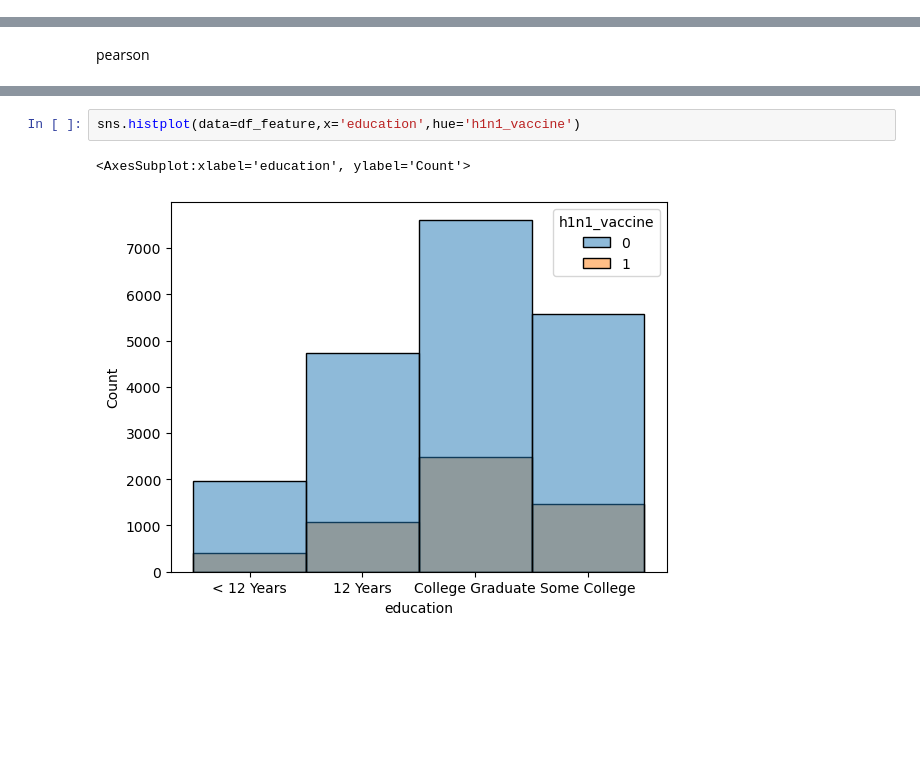
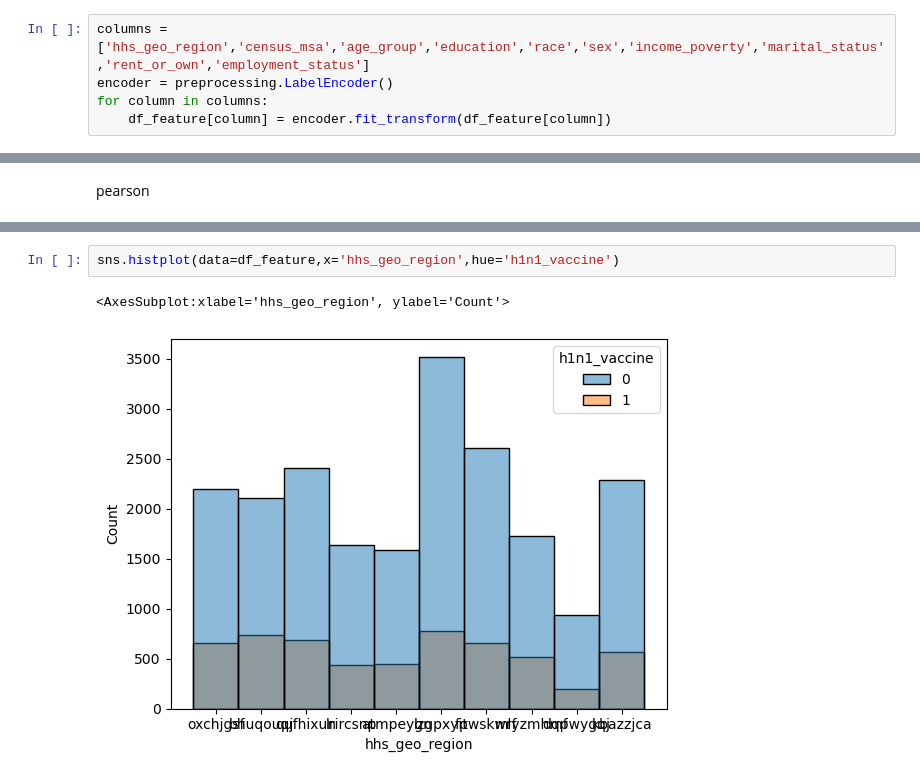
Before and after one commit to wangkai-yz/DMA, a Jupyter notebook: code/CourseWork2.ipynb, the cells around one changed output, grey strips where cells are left out. Saved outputs shown, nothing was run; the diff lists cells and outputs as text; blank space fills up the shorter version.

```diff
--- a/code/CourseWork2.ipynb
+++ b/code/CourseWork2.ipynb
@@ -133,3 +134,8 @@ df_feature['region_qua'] = np.select(region_conditions,region_choices,default=10
 msa_conditions = [(df_feature['census_msa'] == 'Non-MSA'),(df_feature['census_msa'] == 'MSA, Not Principle  City'),(df_feature['census_msa'] == 'MSA, Principle City')]
 msa_choices = [0,1,2]
 df_feature['msa_qua'] = np.select(msa_conditions,msa_choices,default=3)
+# %%
+columns = ['hhs_geo_region','census_msa','age_group','education','race','sex','income_poverty','marital_status','rent_or_own','employment_status']
+encoder = preprocessing.LabelEncoder()
+for column in columns:
+    df_feature[column] = encoder.fit_transform(df_feature[column])
@@ -161,5 +201,5 @@ pearson
 # %%
-sns.histplot(data=df_feature,x='education',hue='h1n1_vaccine')
+sns.histplot(data=df_feature,x='hhs_geo_region',hue='h1n1_vaccine')
 # %% [output]
-<AxesSubplot:xlabel='education', ylabel='Count'>
+<AxesSubplot:xlabel='hhs_geo_region', ylabel='Count'>
-[figure, old version]
+[figure, new version]
```
Also changed, not shown: parts of 5 cells of this notebook.
